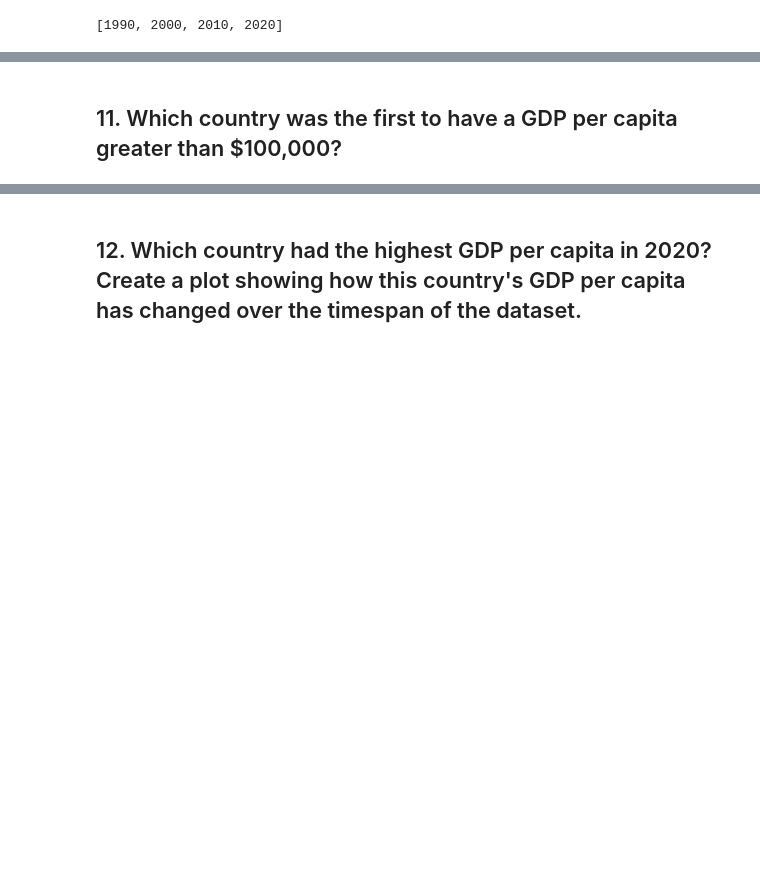
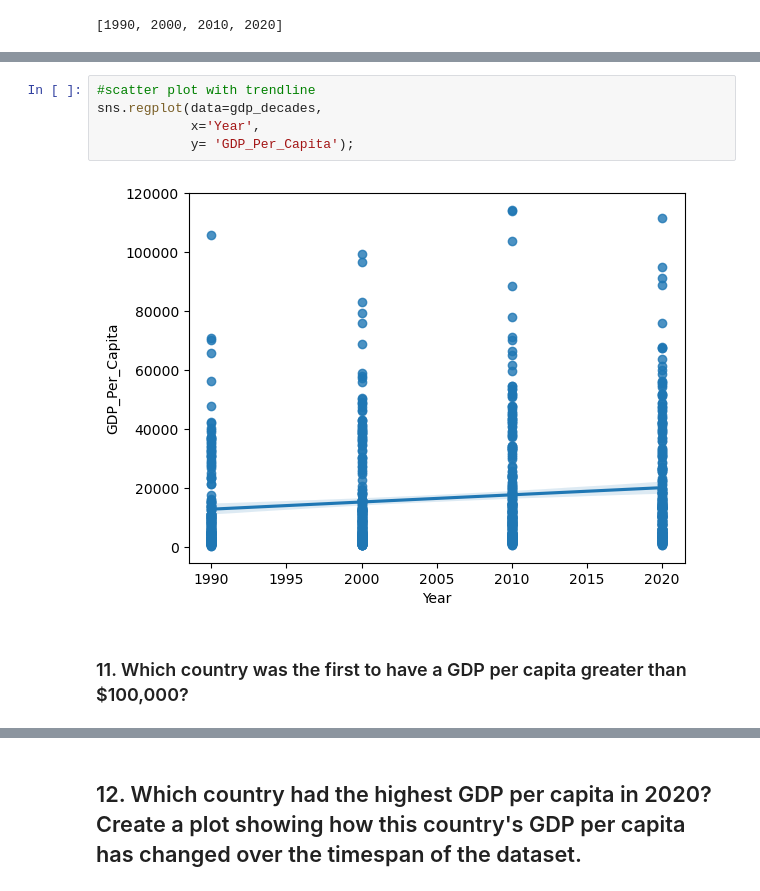
Before and after one commit to NSS-Data-Analytics-Cohort-13/un-exploration-stonedunlaptm2, a Jupyter notebook: notebooks/MD_UN_data_project.ipynb, the cells around one changed output, grey strips where cells are left out. Cells and saved outputs as stored; diff of their text form; blank space fills up the shorter version.

```diff
--- a/notebooks/MD_UN_data_project.ipynb
+++ b/notebooks/MD_UN_data_project.ipynb
@@ -301,2 +317,9 @@ SyntaxError: incomplete input (4005692106.py, line 2)
+# %%
+#scatter plot with trendline
+sns.regplot(data=gdp_decades,
+            x='Year',
+            y= 'GDP_Per_Capita');
+# %% [output]
+[figure, added]
 # %% [markdown]
-## 11. Which country was the first to have a GDP per capita greater than $100,000?
+### 11. Which country was the first to have a GDP per capita greater than $100,000?
```
Also changed, not shown: parts of 41 cells of this notebook, 2 other files.
